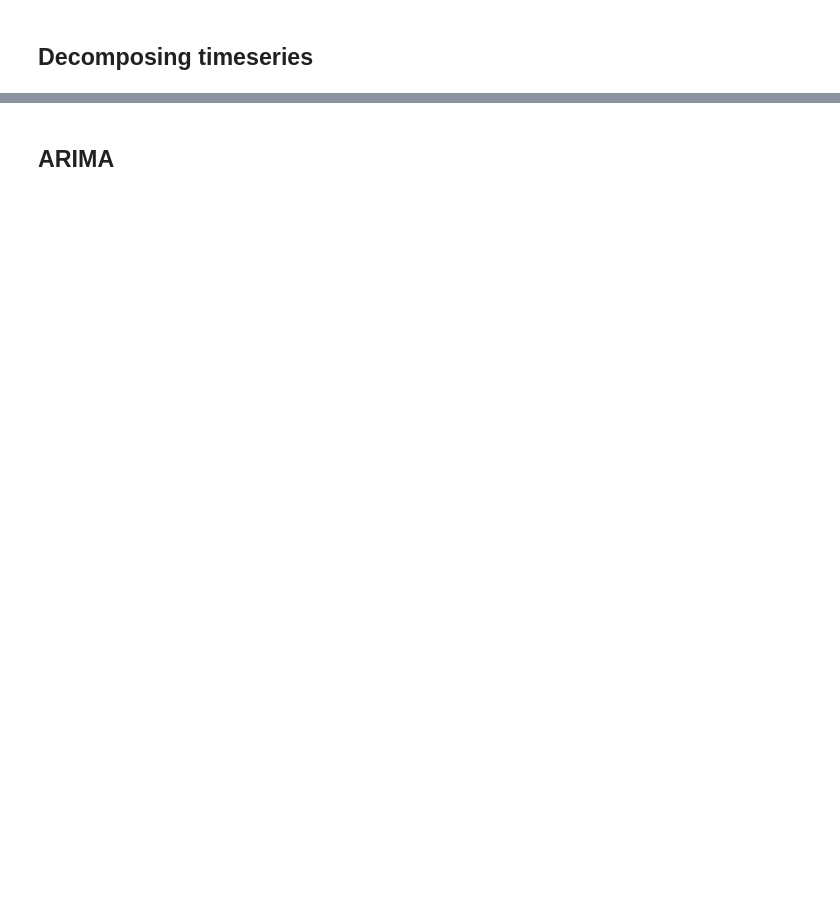
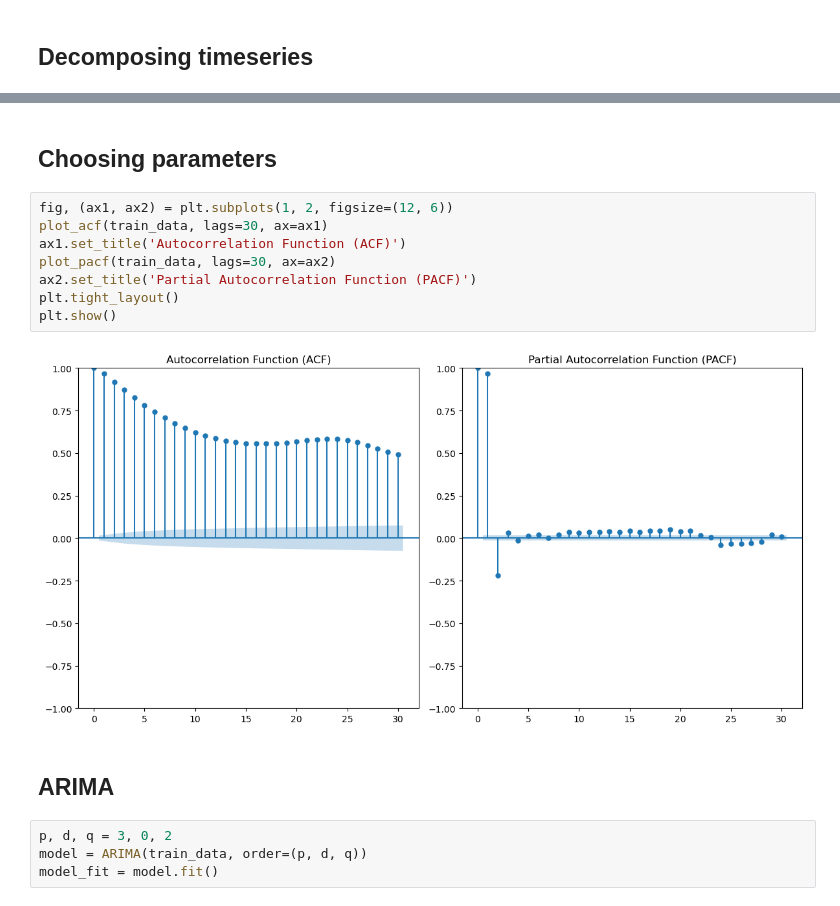
Before and after one commit to nastyabekesheva/Mathematical-Modeling, a Jupyter notebook: lab_1.ipynb, the cells around one changed output, grey strips where cells are left out. Saved outputs shown, nothing was run; the diff lists cells and outputs as text; blank space fills up the shorter version.

```diff
--- a/lab_1.ipynb
+++ b/lab_1.ipynb
@@ -382,2 +405,18 @@ pyplot.show()
+# %% [markdown]
+## Choosing parameters
+# %%
+fig, (ax1, ax2) = plt.subplots(1, 2, figsize=(12, 6))
+plot_acf(train_data, lags=30, ax=ax1)
+ax1.set_title('Autocorrelation Function (ACF)')
+plot_pacf(train_data, lags=30, ax=ax2)
+ax2.set_title('Partial Autocorrelation Function (PACF)')
+plt.tight_layout()
+plt.show()
+# %% [output]
+[figure, added]
 # %% [markdown]
 ## ARIMA
+# %%
+p, d, q = 3, 0, 2
+model = ARIMA(train_data, order=(p, d, q))
+model_fit = model.fit()
```
Also changed, not shown: parts of 38 cells of this notebook.
